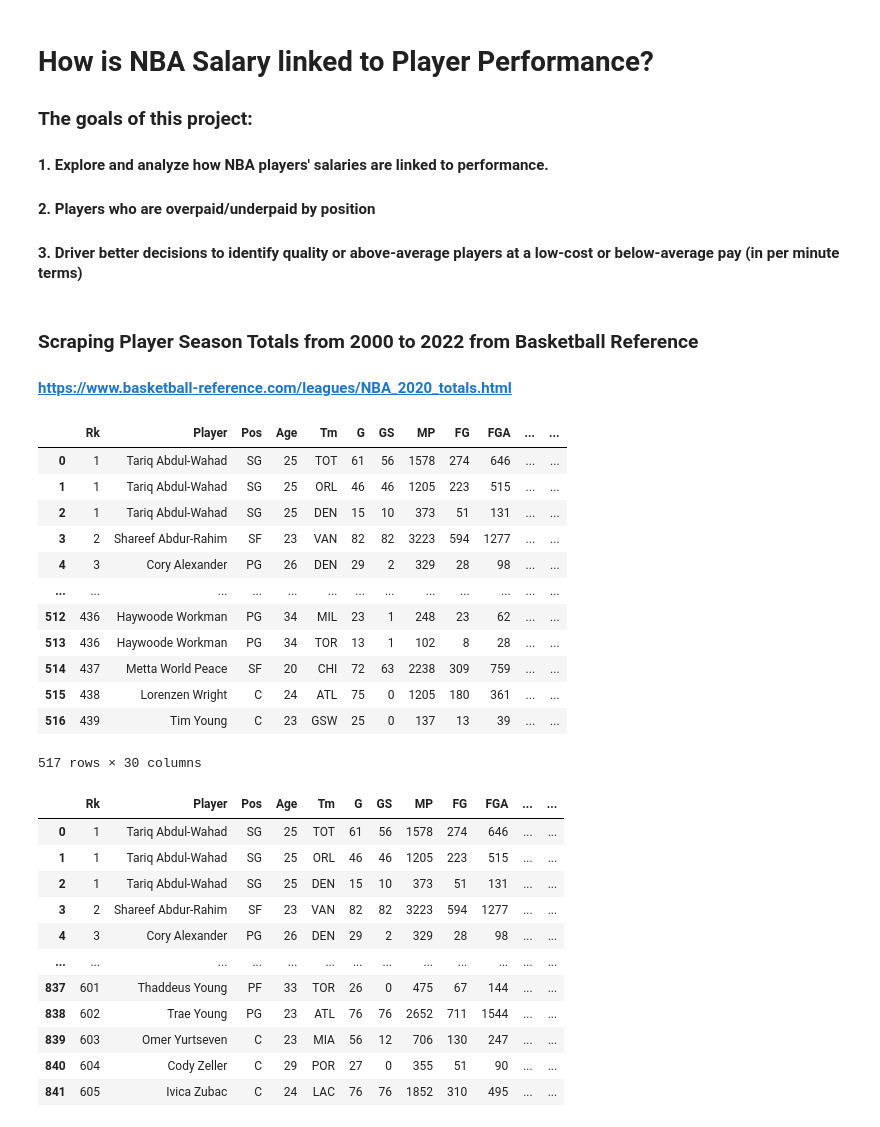
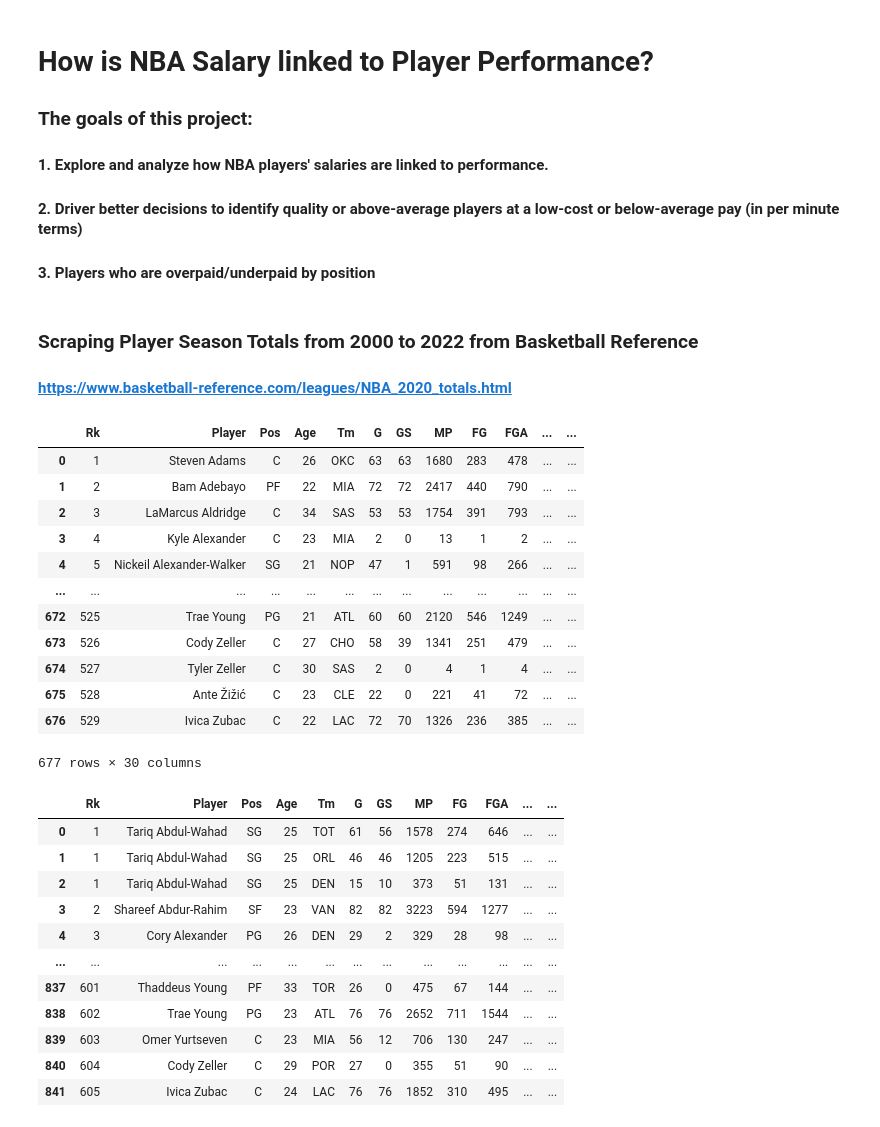
Before and after one commit to aclao89/NBA_Salaries_Performance, a Jupyter notebook: Web Scraping Basketball Salaries.ipynb, the cells around one changed output. Drawn from its saved outputs; the diff is of its cells as text; code cells hidden in the pictures.

```diff
--- a/Web Scraping Basketball Salaries.ipynb
+++ b/Web Scraping Basketball Salaries.ipynb
@@ -4,8 +4,8 @@
 ### The goals of this project:
 
 #### 1. Explore and analyze how NBA players' salaries are linked to performance.
-#### 2. Players who are overpaid/underpaid by position
-#### 3. Driver better decisions to identify quality or above-average players at a low-cost or below-average pay (in per minute terms)
+#### 2. Driver better decisions to identify quality or above-average players at a low-cost or below-average pay (in per minute terms)
+#### 3. Players who are overpaid/underpaid by position
 # %%
 # Import Libraries
 
@@ -46,5 +46,25 @@ for year in years:
 # %%
 # Read in HTML
 
-with open("totals/2000.html", encoding ="utf-8") as f:
+with open("totals/2020.html", encoding ="utf-8") as f:
     page = f.read()
+    # Parse pages with BeautifulSoup
+    soup = BeautifulSoup(page, "html.parser")
+    totals_2020_season = soup.find(id= "all_totals_stats")
+    totals_2020_szn = pd.read_html(str(totals_2020_season))
+
+totals_2020_szn[0]
+# %% [output]
+|  | Rk | Player | Pos | Age | Tm | G | GS | MP | FG | FGA | ... | ... |
+| 0 | 1 | Steven Adams | C | 26 | OKC | 63 | 63 | 1680 | 283 | 478 | ... | ... |
+| 1 | 2 | Bam Adebayo | PF | 22 | MIA | 72 | 72 | 2417 | 440 | 790 | ... | ... |
+| 2 | 3 | LaMarcus Aldridge | C | 34 | SAS | 53 | 53 | 1754 | 391 | 793 | ... | ... |
+| 3 | 4 | Kyle Alexander | C | 23 | MIA | 2 | 0 | 13 | 1 | 2 | ... | ... |
+| 4 | 5 | Nickeil Alexander-Walker | SG | 21 | NOP | 47 | 1 | 591 | 98 | 266 | ... | ... |
+| ... | ... | ... | ... | ... | ... | ... | ... | ... | ... | ... | ... | ... |
+| 672 | 525 | Trae Young | PG | 21 | ATL | 60 | 60 | 2120 | 546 | 1249 | ... | ... |
+| 673 | 526 | Cody Zeller | C | 27 | CHO | 58 | 39 | 1341 | 251 | 479 | ... | ... |
+| 674 | 527 | Tyler Zeller | C | 30 | SAS | 2 | 0 | 4 | 1 | 4 | ... | ... |
+| 675 | 528 | Ante Žižić | C | 23 | CLE | 22 | 0 | 221 | 41 | 72 | ... | ... |
+| 676 | 529 | Ivica Zubac | C | 22 | LAC | 72 | 70 | 1326 | 236 | 385 | ... | ... |
+677 rows × 30 columns
@@ -58,22 +71,3 @@ totals_2000_season = soup.find(id= "all_totals_stats")
-# %%
-# Read in the html to verify
-totals_2000_szn = pd.read_html(str(totals_2000_season))
-
-totals_2000_szn[0]
-# %% [output]
-|  | Rk | Player | Pos | Age | Tm | G | GS | MP | FG | FGA | ... | ... |
-| 0 | 1 | Tariq Abdul-Wahad | SG | 25 | TOT | 61 | 56 | 1578 | 274 | 646 | ... | ... |
-| 1 | 1 | Tariq Abdul-Wahad | SG | 25 | ORL | 46 | 46 | 1205 | 223 | 515 | ... | ... |
-| 2 | 1 | Tariq Abdul-Wahad | SG | 25 | DEN | 15 | 10 | 373 | 51 | 131 | ... | ... |
-| 3 | 2 | Shareef Abdur-Rahim | SF | 23 | VAN | 82 | 82 | 3223 | 594 | 1277 | ... | ... |
-| 4 | 3 | Cory Alexander | PG | 26 | DEN | 29 | 2 | 329 | 28 | 98 | ... | ... |
-| ... | ... | ... | ... | ... | ... | ... | ... | ... | ... | ... | ... | ... |
-| 512 | 436 | Haywoode Workman | PG | 34 | MIL | 23 | 1 | 248 | 23 | 62 | ... | ... |
-| 513 | 436 | Haywoode Workman | PG | 34 | TOR | 13 | 1 | 102 | 8 | 28 | ... | ... |
-| 514 | 437 | Metta World Peace | SF | 20 | CHI | 72 | 63 | 2238 | 309 | 759 | ... | ... |
-| 515 | 438 | Lorenzen Wright | C | 24 | ATL | 75 | 0 | 1205 | 180 | 361 | ... | ... |
-| 516 | 439 | Tim Young | C | 23 | GSW | 25 | 0 | 137 | 13 | 39 | ... | ... |
-517 rows × 30 columns
 # %%
 # For loop to combine all total htmls into a list of dataframes
 
```
Also changed, not shown: parts of 5 cells of this notebook.
